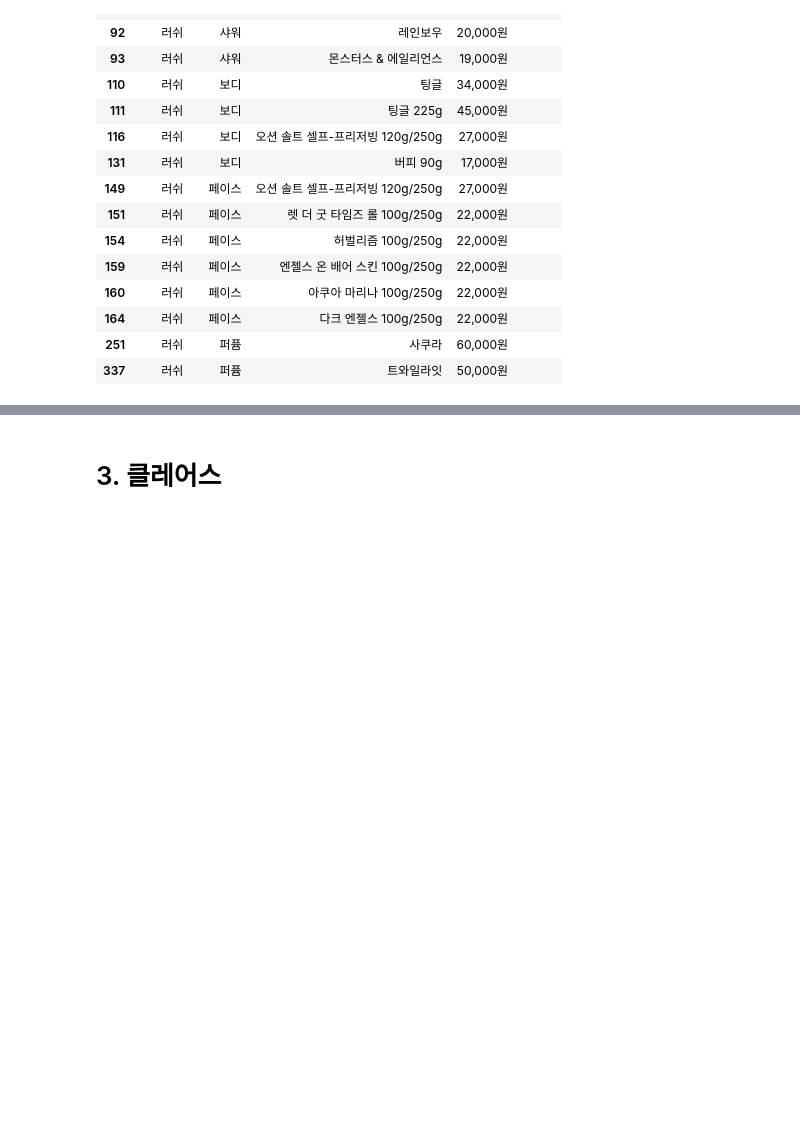
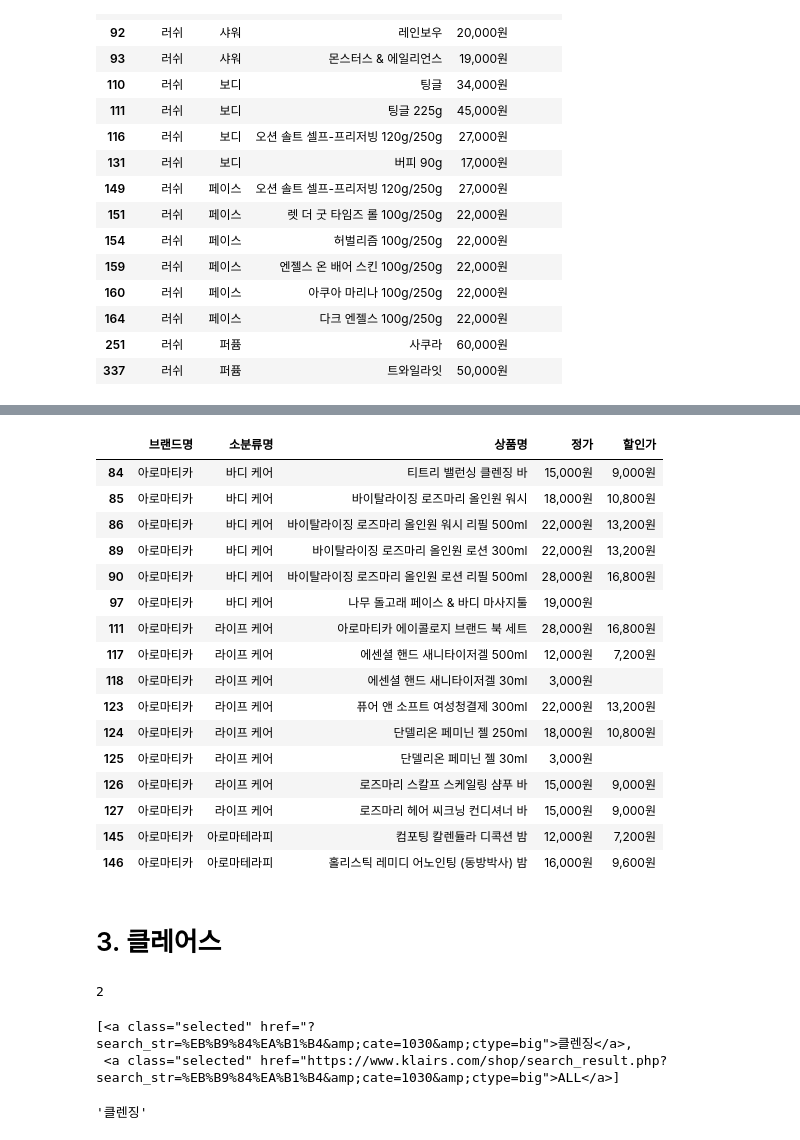
Before and after one commit to CSJ516/Weather_Bigdata_contest, a Jupyter notebook: 08.여러 사이트 화장품 스크래핑.ipynb, the cells around one changed output, grey strips where cells are left out. Saved outputs shown, nothing was run; the diff lists cells and outputs as text; code cells hidden in the pictures; blank space fills up the shorter version.

```diff
--- a/08.여러 사이트 화장품 스크래핑.ipynb
+++ b/08.여러 사이트 화장품 스크래핑.ipynb
@@ -149,5 +149,5 @@ df[df.상품명.duplicated()]
 # %%
-url = 'https://aromatica.co.kr/product/search.html?keyword=%EB%B9%84%EA%B1%B4&x=26&y=16&keyword_layer=&except_keyword=#none'
+url = 'https://aromatica.co.kr/product/list.html?cate_no=681'
 html = BeautifulSoup(requests.get(url, headers={'User-agent': 'Mozilla/5.0'}).text, "lxml")
 # html
 # %%
@@ -165,6 +165,6 @@ item[:5]
 # %%
-# 가격 수집 (정가)
-price = html.find_all('span', style='font-size:13px;color:#000000;')
+# 가격 수집 (정가, 할인가)
+price = html.find_all('ul', class_='xans-element- xans-product xans-product-listitem')
 print(len(price))
-price[:5]
+price[0]
 # %% [output]
@@ -176,0 +217,6 @@ price[:5]
+# %%
+# 카테고리 선정 후 수집
+category = ['681','682','668','766','696','565']
+df = cosmetic_scraping(category)
+print(df.shape)
+df.head()
@@ -176,0 +231,12 @@ price[:5]
+# %%
+df['브랜드명'] = '아로마티카'
+
+df['정가'] = df['정가'].apply(lambda x: x.split(' ')[0]+'원')
+for i in range(len(df)):
+    if df['할인가'][i] != ' ':
+        df['할인가'][i] = df['할인가'][i].split(' ')[0]+'원'
+
+df = df[['브랜드명','소분류명','상품명','정가','할인가']]
+df.reset_index(drop=True, inplace=True)
+print(df.shape)
+df.head()
@@ -177,2 +253,22 @@ price[:5]
+# %%
+df[df.상품명.duplicated()]
+# %% [output]
+|  | 브랜드명 | 소분류명 | 상품명 | 정가 | 할인가 |
+| 84 | 아로마티카 | 바디 케어 | 티트리 밸런싱 클렌징 바 | 15,000원 | 9,000원 |
+| 85 | 아로마티카 | 바디 케어 | 바이탈라이징 로즈마리 올인원 워시 | 18,000원 | 10,800원 |
+| 86 | 아로마티카 | 바디 케어 | 바이탈라이징 로즈마리 올인원 워시 리필 500ml | 22,000원 | 13,200원 |
+| 89 | 아로마티카 | 바디 케어 | 바이탈라이징 로즈마리 올인원 로션 300ml | 22,000원 | 13,200원 |
+| 90 | 아로마티카 | 바디 케어 | 바이탈라이징 로즈마리 올인원 로션 리필 500ml | 28,000원 | 16,800원 |
+| 97 | 아로마티카 | 바디 케어 | 나무 돌고래 페이스 & 바디 마사지툴 | 19,000원 |  |
+| 111 | 아로마티카 | 라이프 케어 | 아로마티카 에이콜로지 브랜드 북 세트 | 28,000원 | 16,800원 |
+| 117 | 아로마티카 | 라이프 케어 | 에센셜 핸드 새니타이저겔 500ml | 12,000원 | 7,200원 |
+| 118 | 아로마티카 | 라이프 케어 | 에센셜 핸드 새니타이저겔 30ml | 3,000원 |  |
+| 123 | 아로마티카 | 라이프 케어 | 퓨어 앤 소프트 여성청결제 300ml | 22,000원 | 13,200원 |
+| 124 | 아로마티카 | 라이프 케어 | 단델리온 페미닌 젤 250ml | 18,000원 | 10,800원 |
+| 125 | 아로마티카 | 라이프 케어 | 단델리온 페미닌 젤 30ml | 3,000원 |  |
+| 126 | 아로마티카 | 라이프 케어 | 로즈마리 스칼프 스케일링 샴푸 바 | 15,000원 | 9,000원 |
+| 127 | 아로마티카 | 라이프 케어 | 로즈마리 헤어 씨크닝 컨디셔너 바 | 15,000원 | 9,000원 |
+| 145 | 아로마티카 | 아로마테라피 | 컴포팅 칼렌듈라 디콕션 밤 | 12,000원 | 7,200원 |
+| 146 | 아로마티카 | 아로마테라피 | 홀리스틱 레미디 어노인팅 (동방박사) 밤 | 16,000원 | 9,600원 |
 # %% [markdown]
 # 3. 클레어스
@@ -178,0 +279,13 @@ price[:5]
+# %%
+# 소분류명 수집
+so_cat = html.find_all('a', class_='selected')
+print(len(so_cat))
+so_cat
+# %% [output]
+2
+[<a class="selected" href="?search_str=%EB%B9%84%EA%B1%B4&amp;cate=1030&amp;ctype=big">클렌징</a>,
+ <a class="selected" href="https://www.klairs.com/shop/search_result.php?search_str=%EB%B9%84%EA%B1%B4&amp;cate=1030&amp;ctype=big">ALL</a>]
+# %%
+so_cat[0].text
+# %% [output]
+'클렌징'
```
Also changed, not shown: parts of 30 cells of this notebook, 3 other files.
